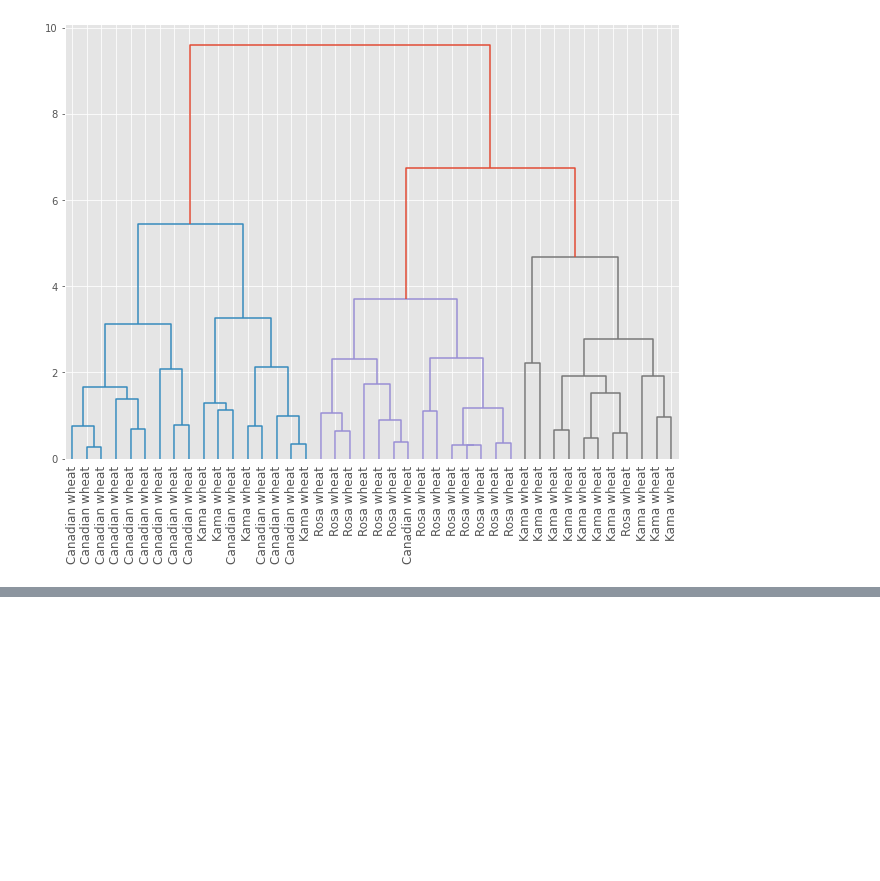
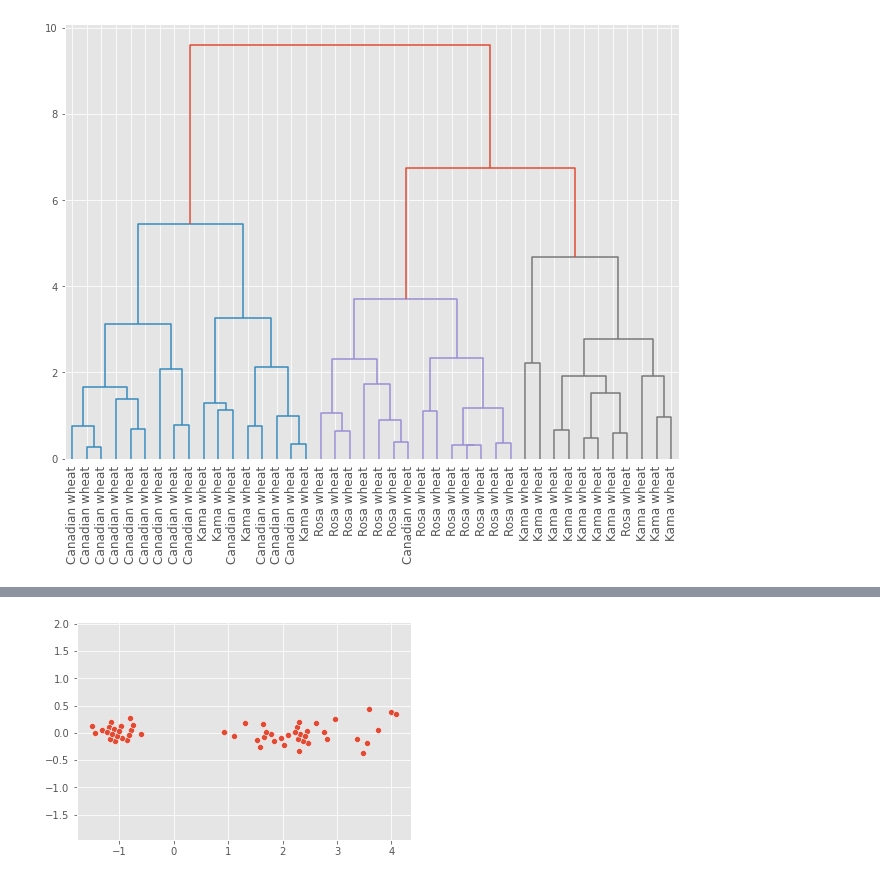
Before and after one commit to nikotinus/UnsupervisedLearning, a Jupyter notebook: Unsupervised Learning - Clustering.ipynb, the cells around one changed output, grey strips where cells are left out. Saved outputs shown, nothing was run; the diff lists cells and outputs as text; code cells hidden in the pictures; blank space fills up the shorter version.

```diff
--- a/Unsupervised Learning - Clustering.ipynb
+++ b/Unsupervised Learning - Clustering.ipynb
@@ -376,0 +525,2 @@ plt.show()
+# %%
+iris_meas = np.array(list(iris_meas))
@@ -376,0 +530,17 @@ plt.show()
+# %%
+# Create PCA instance: model
+model_pca = PCA()
+# %%
+# Apply the fit_transform method of model to iris samples: pca_features
+pca_features = model_pca.fit_transform(iris_meas)
+# %%
+# Assign petal length and petal width
+length_de = pca_features[:,0]
+width_de = pca_features[:,1]
+# %%
+# Scatter plot: Length Vs Width
+_ = sns.scatterplot(x = length_de, y = width_de)
+_ = plt.axis('equal')
+_ = plt.show()
+# %% [output]
+[figure, added]
```
Also changed, not shown: parts of 57 cells of this notebook.
